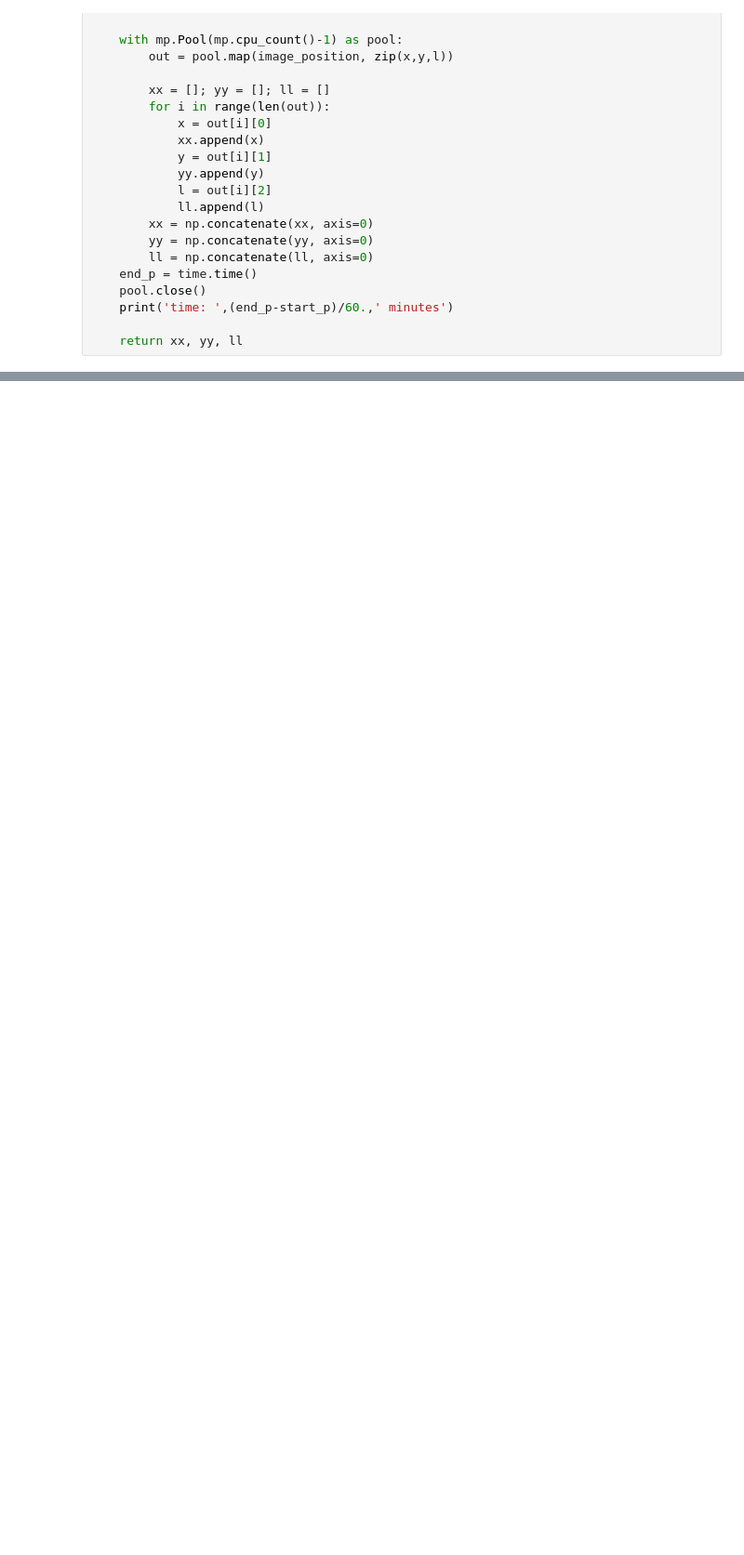
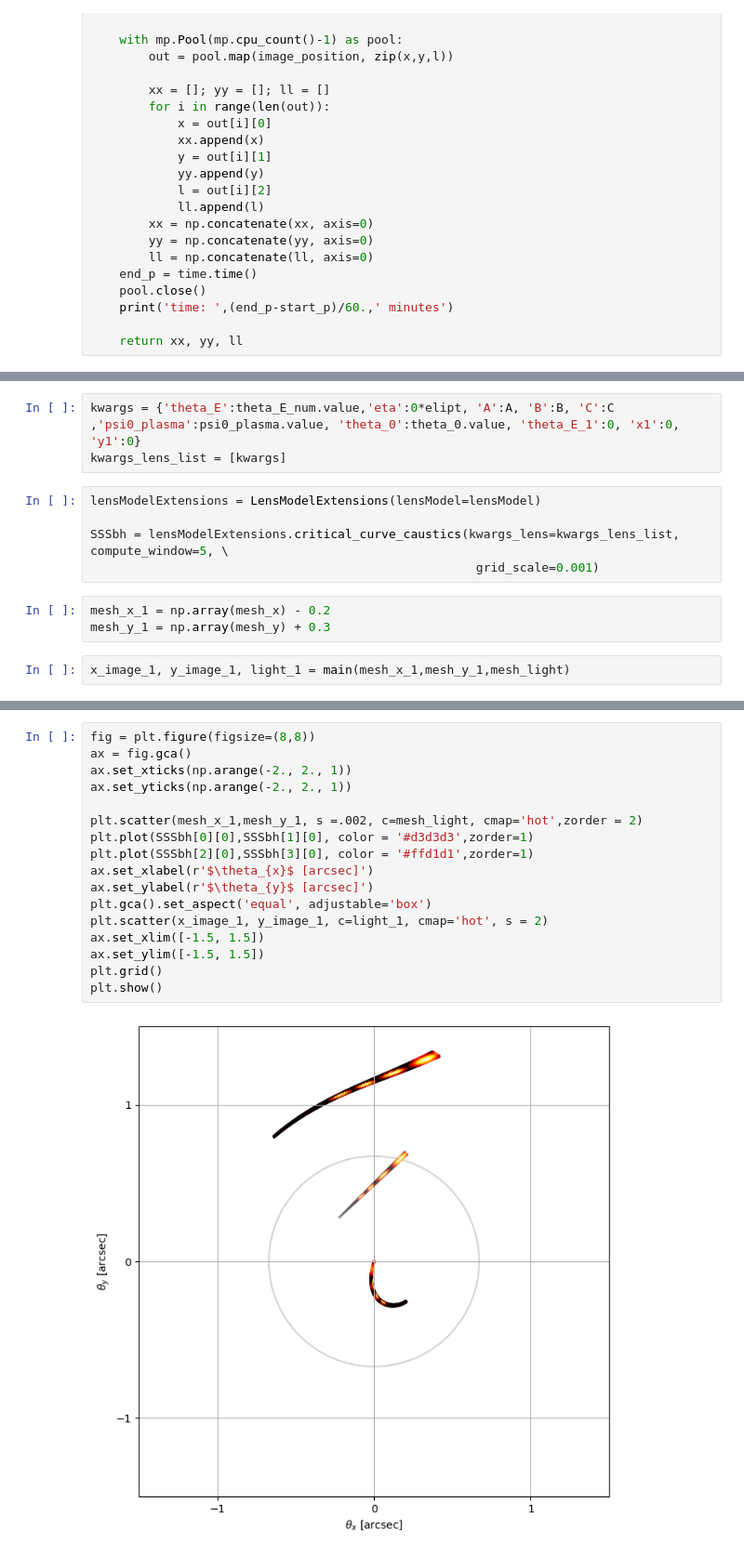
Before and after one commit to everettiantomi/lens-grav, a Jupyter notebook: numerical/sis_black_hole.ipynb, the cells around one changed output, grey strips where cells are left out. Shown at 93% size. Cells and saved outputs as stored; diff of their text form; blank space fills up the shorter version.

```diff
--- a/numerical/sis_black_hole.ipynb
+++ b/numerical/sis_black_hole.ipynb
@@ -234,0 +222,13 @@ def main(x1,x2,x3):
+# %%
+kwargs = {'theta_E':theta_E_num.value,'eta':0*elipt, 'A':A, 'B':B, 'C':C ,'psi0_plasma':psi0_plasma.value, 'theta_0':theta_0.value, 'theta_E_1':0, 'x1':0, 'y1':0}
+kwargs_lens_list = [kwargs]
+# %%
+lensModelExtensions = LensModelExtensions(lensModel=lensModel)
+
+SSSbh = lensModelExtensions.critical_curve_caustics(kwargs_lens=kwargs_lens_list, compute_window=5, \
+                                                     grid_scale=0.001)
+# %%
+mesh_x_1 = np.array(mesh_x) - 0.2
+mesh_y_1 = np.array(mesh_y) + 0.3
+# %%
+x_image_1, y_image_1, light_1 = main(mesh_x_1,mesh_y_1,mesh_light)
@@ -234,0 +237,19 @@ def main(x1,x2,x3):
+# %%
+fig = plt.figure(figsize=(8,8))
+ax = fig.gca()
+ax.set_xticks(np.arange(-2., 2., 1))
+ax.set_yticks(np.arange(-2., 2., 1))
+
+plt.scatter(mesh_x_1,mesh_y_1, s =.002, c=mesh_light, cmap='hot',zorder = 2)
+plt.plot(SSSbh[0][0],SSSbh[1][0], color = '#d3d3d3',zorder=1)
+plt.plot(SSSbh[2][0],SSSbh[3][0], color = '#ffd1d1',zorder=1)
+ax.set_xlabel(r'$\theta_{x}$ [arcsec]')
+ax.set_ylabel(r'$\theta_{y}$ [arcsec]')
+plt.gca().set_aspect('equal', adjustable='box')
+plt.scatter(x_image_1, y_image_1, c=light_1, cmap='hot', s = 2)
+ax.set_xlim([-1.5, 1.5])
+ax.set_ylim([-1.5, 1.5])
+plt.grid()
+plt.show()
+# %% [output]
+[figure, added]
```
Also changed, not shown: parts of 41 cells of this notebook, 3 other files.
